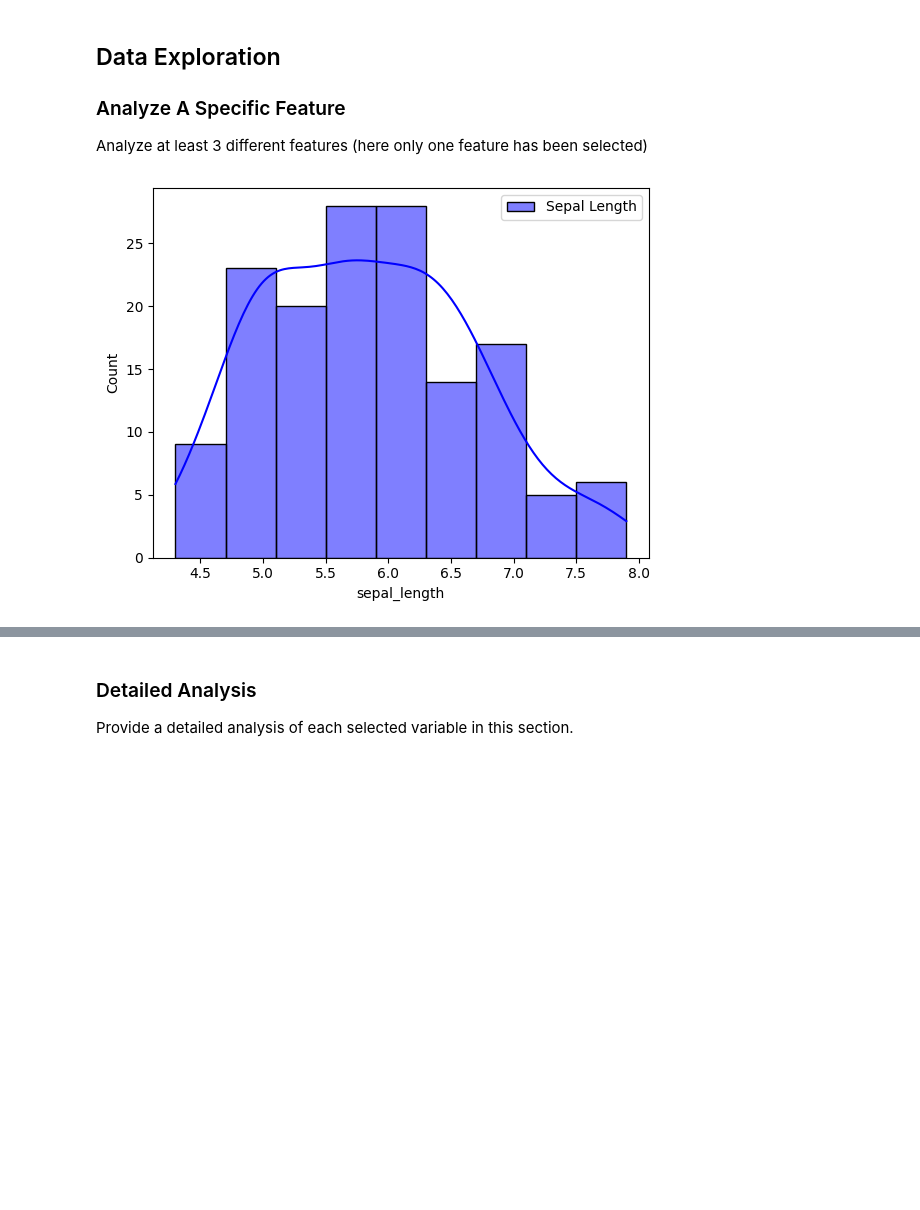
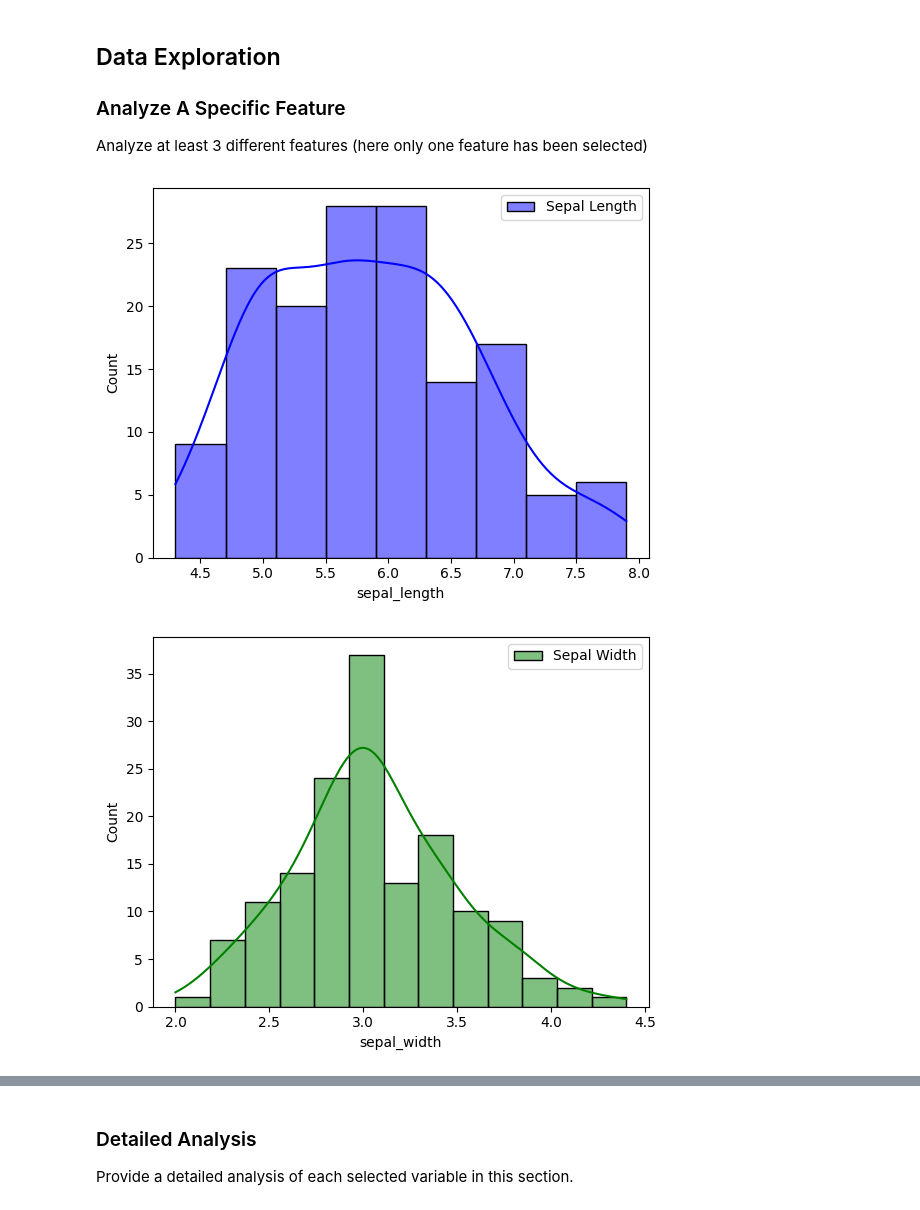
Before and after one commit to tombackert/CS411-ml-for-ds, a Jupyter notebook: Project_1_Data_Exploration_and_Processing_of_the_Iris_Dataset.ipynb, the cells around one changed output, grey strips where cells are left out. Cells and saved outputs as stored; diff of their text form; code cells hidden in the pictures; blank space fills up the shorter version.

```diff
--- a/Project_1_Data_Exploration_and_Processing_of_the_Iris_Dataset.ipynb
+++ b/Project_1_Data_Exploration_and_Processing_of_the_Iris_Dataset.ipynb
@@ -31,9 +39,21 @@ print(data.head())
 ### Analyze A Specific Feature
 Analyze at least 3 different features (here only one feature has been selected)
 # %%
-# Histograms for selected feature
+### Histograms for selected feature
+# Histograms for sepal_length
 sns.histplot(data['sepal_length'], kde=True, color='blue', label='Sepal Length')
 plt.legend()
 plt.show()
+
+# Histograms for sepal_width
+sns.histplot(data['sepal_width'], kde=True, color='green', label='Sepal Width')
+plt.legend()
+plt.show()
+
+# Histograms for petal_length
+sns.histplot(data['petal_length'], kde=True, color='orange', label='Petal Length')
+plt.legend()
+plt.show()
 # %% [output]
 [figure]
+[figure, added]
```
Also changed, not shown: parts of 12 cells of this notebook.
